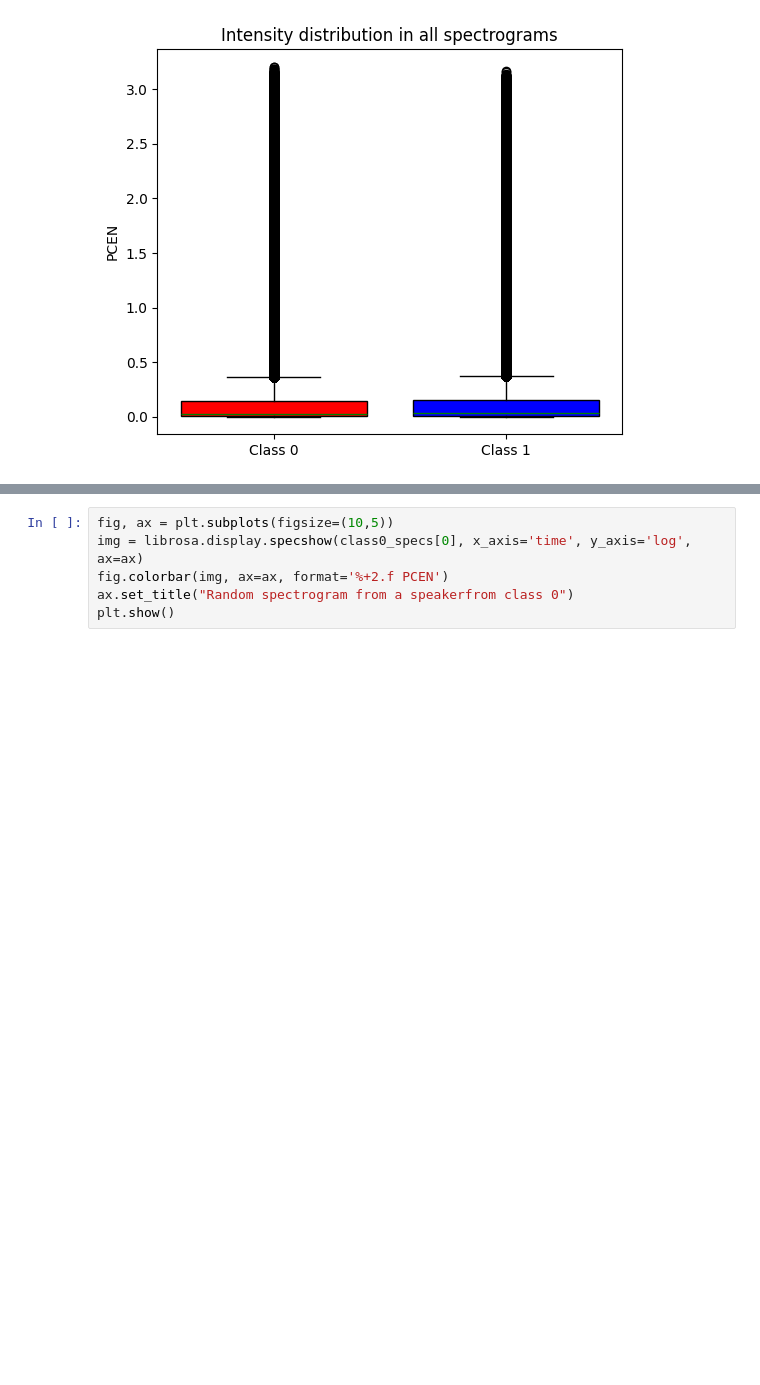
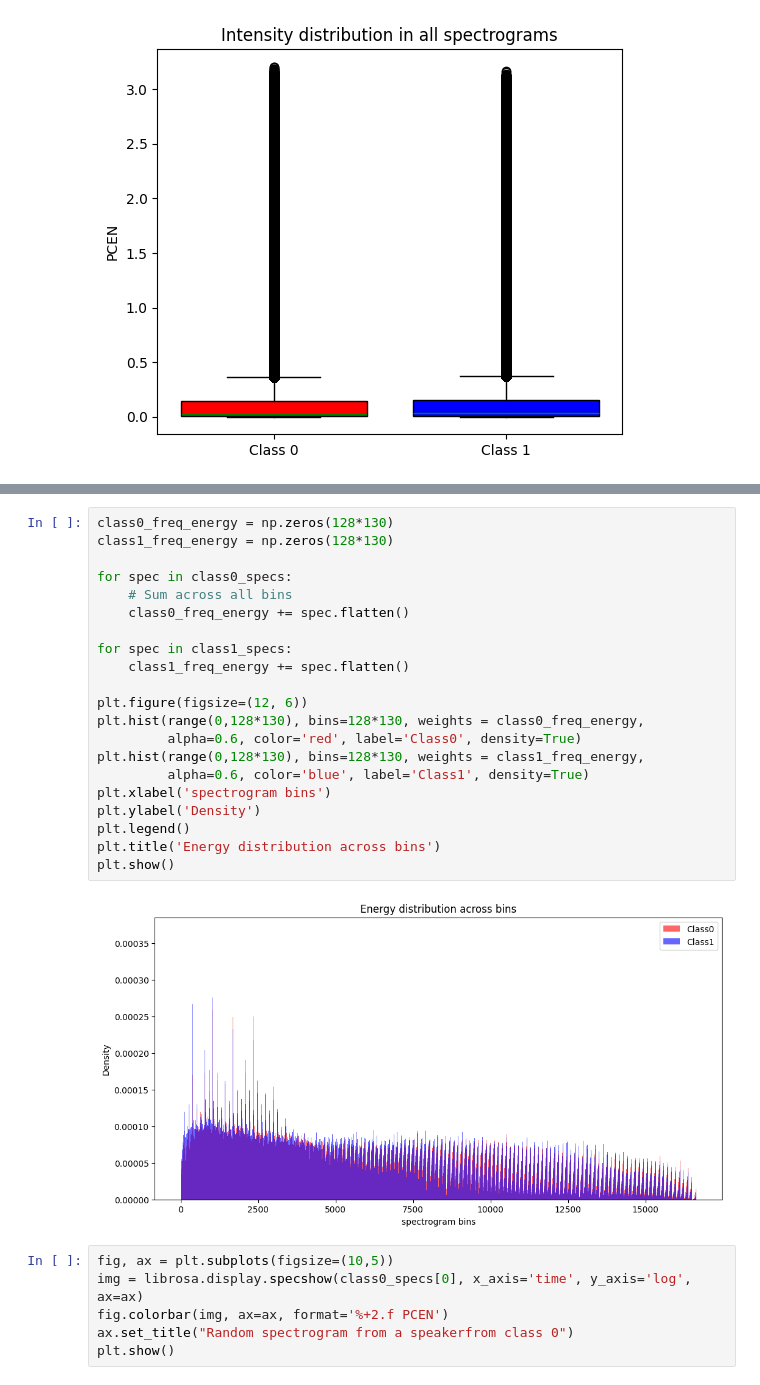
Before and after one commit to rybaks72/IML_Voice_Recognition, a Jupyter notebook: exploratory_data_analysis/spectograms_analysis.ipynb, the cells around one changed output, grey strips where cells are left out. Saved outputs shown, nothing was run; the diff lists cells and outputs as text; blank space fills up the shorter version.

```diff
--- a/exploratory_data_analysis/spectograms_analysis.ipynb
+++ b/exploratory_data_analysis/spectograms_analysis.ipynb
@@ -130,6 +131,29 @@ plt.title('Energy distribution across frequencies')
 plt.show()
 # %% [output]
 [figure]
+# %%
+class0_freq_energy = np.zeros(128*130)
+class1_freq_energy = np.zeros(128*130)
+
+for spec in class0_specs:
+    # Sum across all bins
+    class0_freq_energy += spec.flatten()
+
+for spec in class1_specs:
+    class1_freq_energy += spec.flatten()
+
+plt.figure(figsize=(12, 6))
+plt.hist(range(0,128*130), bins=128*130, weights = class0_freq_energy,
+         alpha=0.6, color='red', label='Class0', density=True)
+plt.hist(range(0,128*130), bins=128*130, weights = class1_freq_energy,
+         alpha=0.6, color='blue', label='Class1', density=True)
+plt.xlabel('spectrogram bins')
+plt.ylabel('Density')
+plt.legend()
+plt.title('Energy distribution across bins')
+plt.show()
+# %% [output]
+[figure, added]
 # %%
 fig, ax = plt.subplots(figsize=(10,5))
 img = librosa.display.specshow(class0_specs[0], x_axis='time', y_axis='log', ax=ax)
```
Also changed, not shown: parts of 3 cells of this notebook, 1 other file.
